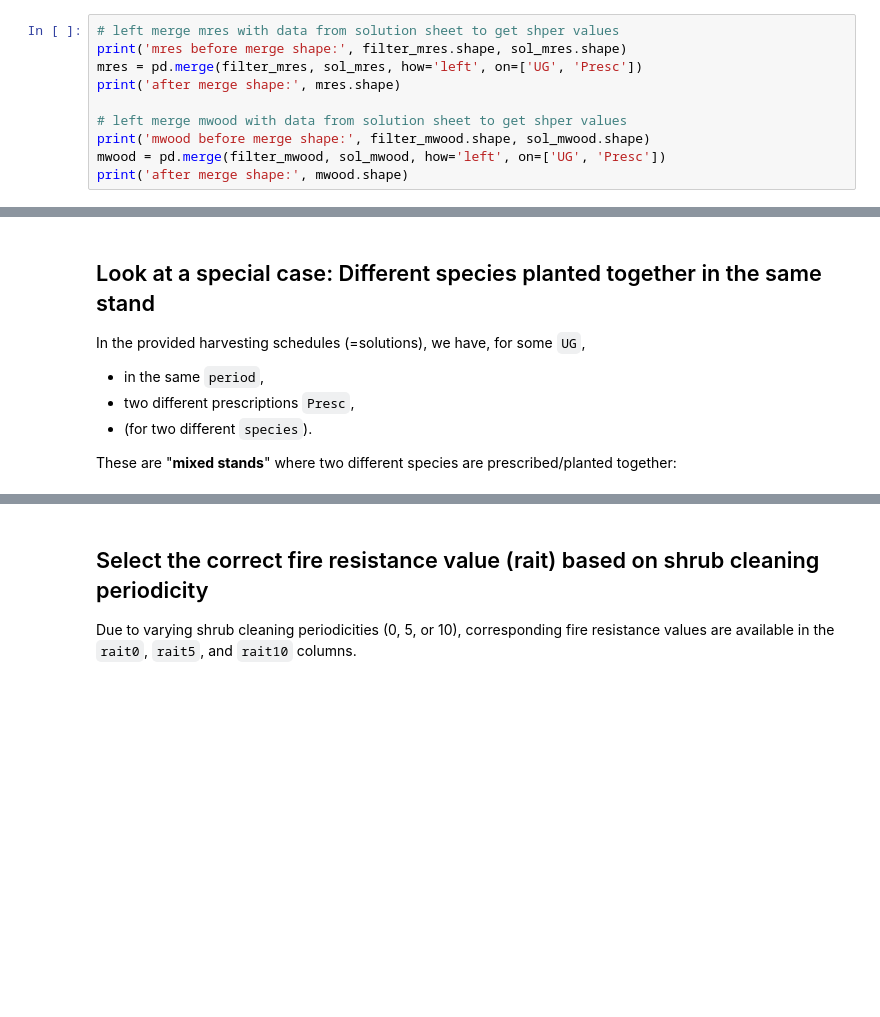
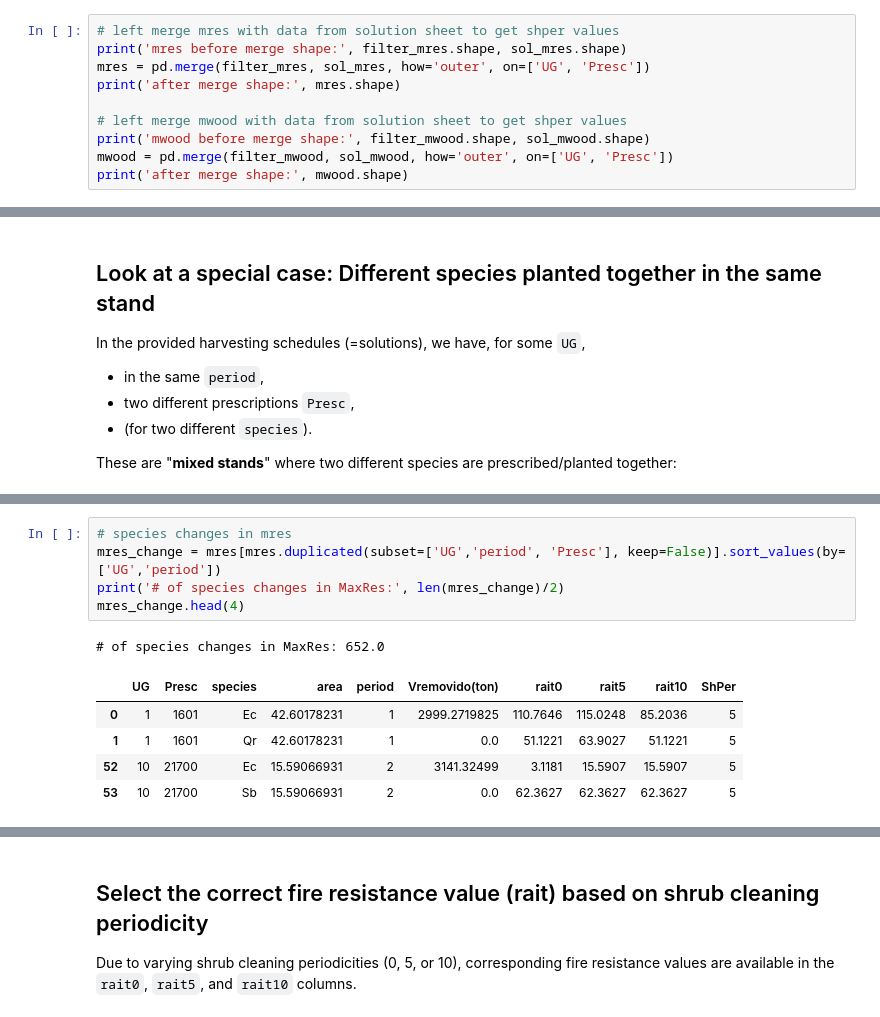
Before and after one commit to johannaasks/Masterthesis, a Jupyter notebook: Data_Preprocessing_HarvestingSchedule.ipynb, the cells around one changed output, grey strips where cells are left out. Saved outputs shown, nothing was run; the diff lists cells and outputs as text; blank space fills up the shorter version.

```diff
--- a/Data_Preprocessing_HarvestingSchedule.ipynb
+++ b/Data_Preprocessing_HarvestingSchedule.ipynb
@@ -797,12 +923,12 @@ remaining columns:
 # %%
 # left merge mres with data from solution sheet to get shper values
 print('mres before merge shape:', filter_mres.shape, sol_mres.shape)
-mres = pd.merge(filter_mres, sol_mres, how='left', on=['UG', 'Presc'])
+mres = pd.merge(filter_mres, sol_mres, how='outer', on=['UG', 'Presc'])
 print('after merge shape:', mres.shape)
 
 # left merge mwood with data from solution sheet to get shper values
 print('mwood before merge shape:', filter_mwood.shape, sol_mwood.shape)
-mwood = pd.merge(filter_mwood, sol_mwood, how='left', on=['UG', 'Presc'])
+mwood = pd.merge(filter_mwood, sol_mwood, how='outer', on=['UG', 'Presc'])
 print('after merge shape:', mwood.shape)
 # %% [output]
 mres before merge shape: (8212, 9) (1512, 3)
@@ -941,0 +1083,12 @@ mres_mixed.head(4)
+# %%
+# species changes in mres
+mres_change = mres[mres.duplicated(subset=['UG','period', 'Presc'], keep=False)].sort_values(by=['UG','period'])
+print('# of species changes in MaxRes:', len(mres_change)/2)
+mres_change.head(4)
+# %% [output]
+# of species changes in MaxRes: 652.0
+|  | UG | Presc | species | area | period | Vremovido(ton) | rait0 | rait5 | rait10 | ShPer |
+| 0 | 1 | 1601 | Ec | 42.60178231 | 1 | 2999.2719825 | 110.7646 | 115.0248 | 85.2036 | 5 |
+| 1 | 1 | 1601 | Qr | 42.60178231 | 1 | 0.0 | 51.1221 | 63.9027 | 51.1221 | 5 |
+| 52 | 10 | 21700 | Ec | 15.59066931 | 2 | 3141.32499 | 3.1181 | 15.5907 | 15.5907 | 5 |
+| 53 | 10 | 21700 | Sb | 15.59066931 | 2 | 0.0 | 62.3627 | 62.3627 | 62.3627 | 5 |
```
Also changed, not shown: parts of 35 cells of this notebook, 15 other files.
